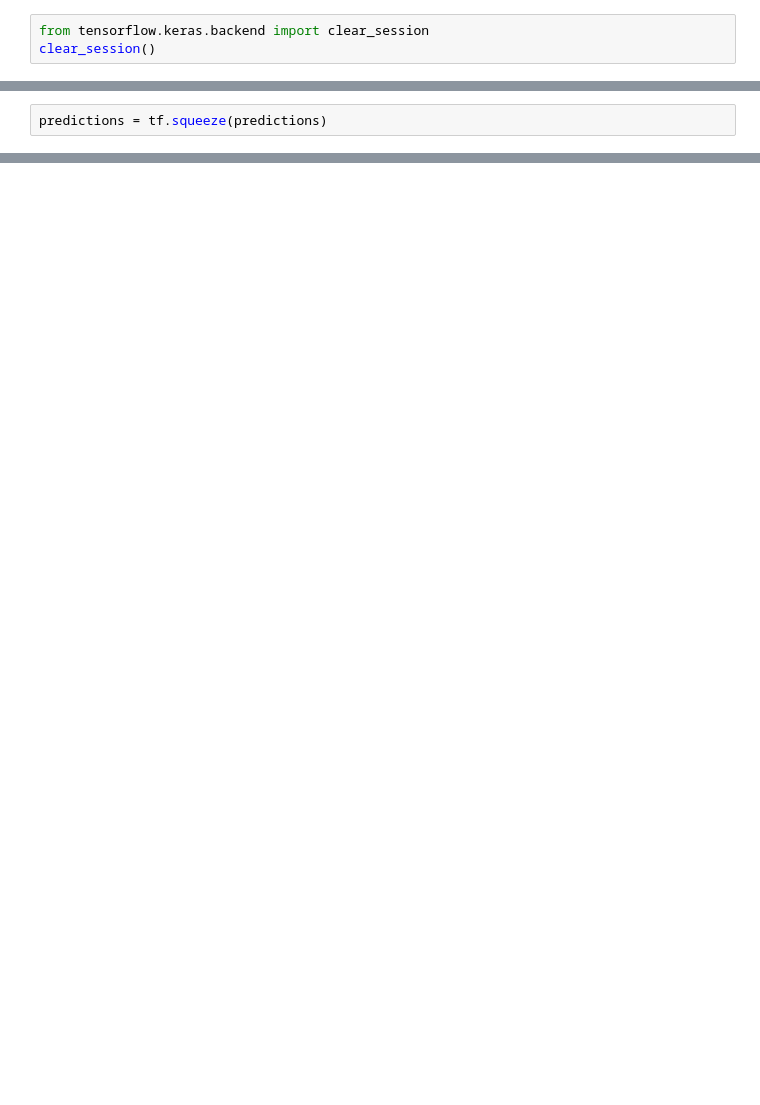
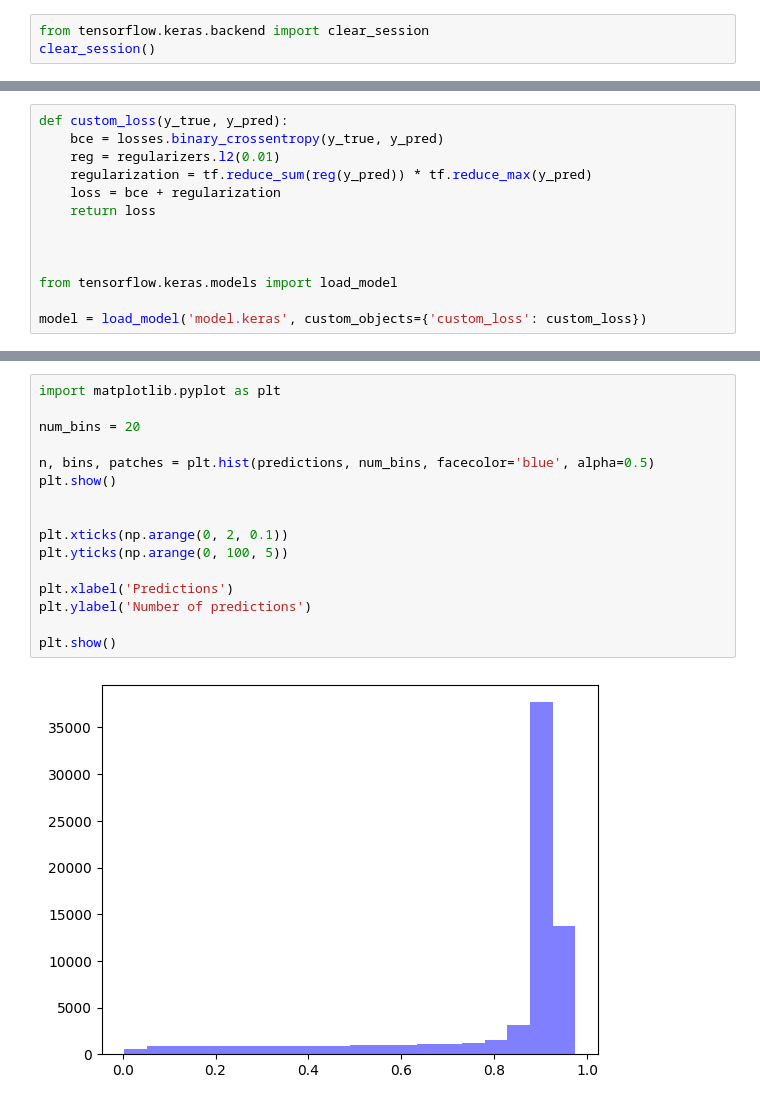
Before and after one commit to adityaahuja7/Spoofed-Speech-Detection, a Jupyter notebook: testing_model.ipynb, the cells around one changed output, grey strips where cells are left out. Cells and saved outputs as stored; diff of their text form; blank space fills up the shorter version.

```diff
--- a/testing_model.ipynb
+++ b/testing_model.ipynb
@@ -32,0 +30,13 @@ model = tf.keras.models.load_model('model.keras')
+# %%
+def custom_loss(y_true, y_pred):
+    bce = losses.binary_crossentropy(y_true, y_pred)
+    reg = regularizers.l2(0.01)
+    regularization = tf.reduce_sum(reg(y_pred)) * tf.reduce_max(y_pred)
+    loss = bce + regularization
+    return loss
+
+
+
+from tensorflow.keras.models import load_model
+
+model = load_model('model.keras', custom_objects={'custom_loss': custom_loss})
@@ -123,2 +147,0 @@ predictions = model.predict(dataset_test)
-# %%
-predictions = tf.squeeze(predictions)
@@ -132,0 +156,18 @@ tf.Tensor(0.8329, shape=(), dtype=float32)
+# %%
+import matplotlib.pyplot as plt
+
+num_bins = 20
+
+n, bins, patches = plt.hist(predictions, num_bins, facecolor='blue', alpha=0.5)
+plt.show()
+
+
+plt.xticks(np.arange(0, 2, 0.1))
+plt.yticks(np.arange(0, 100, 5))
+
+plt.xlabel('Predictions')
+plt.ylabel('Number of predictions')
+
+plt.show()
+# %% [output]
+[figure, added]
```
Also changed, not shown: parts of 22 cells of this notebook, 9 other files.
